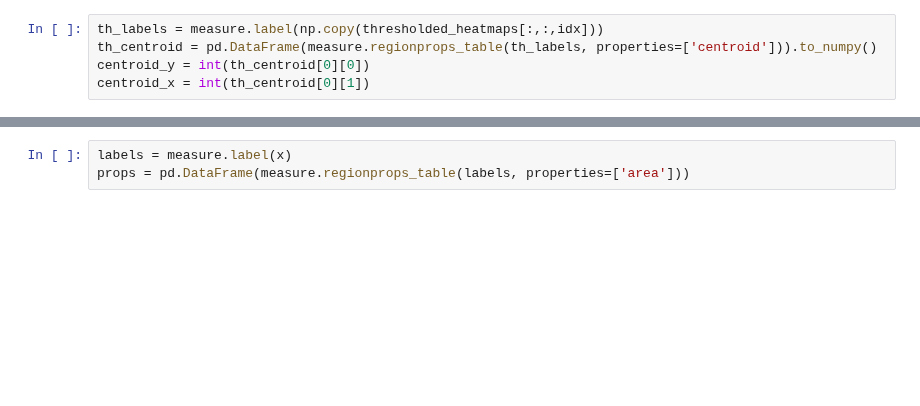
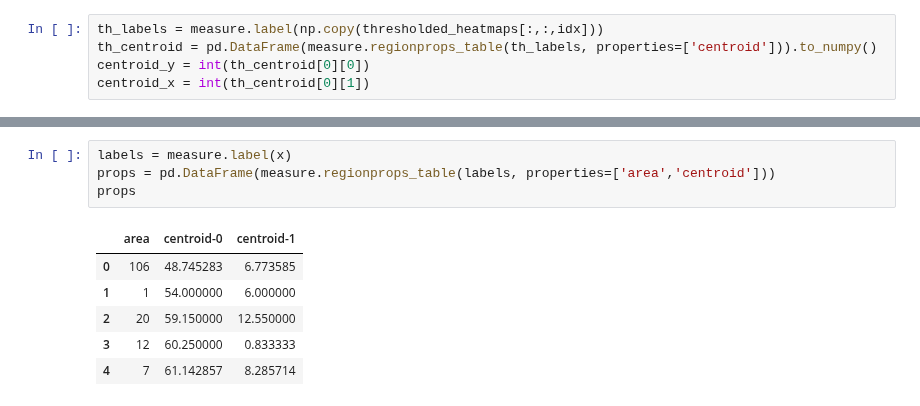
Before and after one commit to Kayzi0/ExplainBlobs, a Jupyter notebook: eval.ipynb, the cells around one changed output, grey strips where cells are left out. Drawn from its saved outputs; the diff is of its cells as text; blank space fills up the shorter version.

```diff
--- a/eval.ipynb
+++ b/eval.ipynb
@@ -128,3 +131,11 @@ plt.imshow(x)
 # %%
 labels = measure.label(x)
-props = pd.DataFrame(measure.regionprops_table(labels, properties=['area']))
+props = pd.DataFrame(measure.regionprops_table(labels, properties=['area','centroid']))
+props
+# %% [output]
+|  | area | centroid-0 | centroid-1 |
+| 0 | 106 | 48.745283 | 6.773585 |
+| 1 | 1 | 54.000000 | 6.000000 |
+| 2 | 20 | 59.150000 | 12.550000 |
+| 3 | 12 | 60.250000 | 0.833333 |
+| 4 | 7 | 61.142857 | 8.285714 |
```
Also changed, not shown: parts of 11 cells of this notebook, 1 other file.
